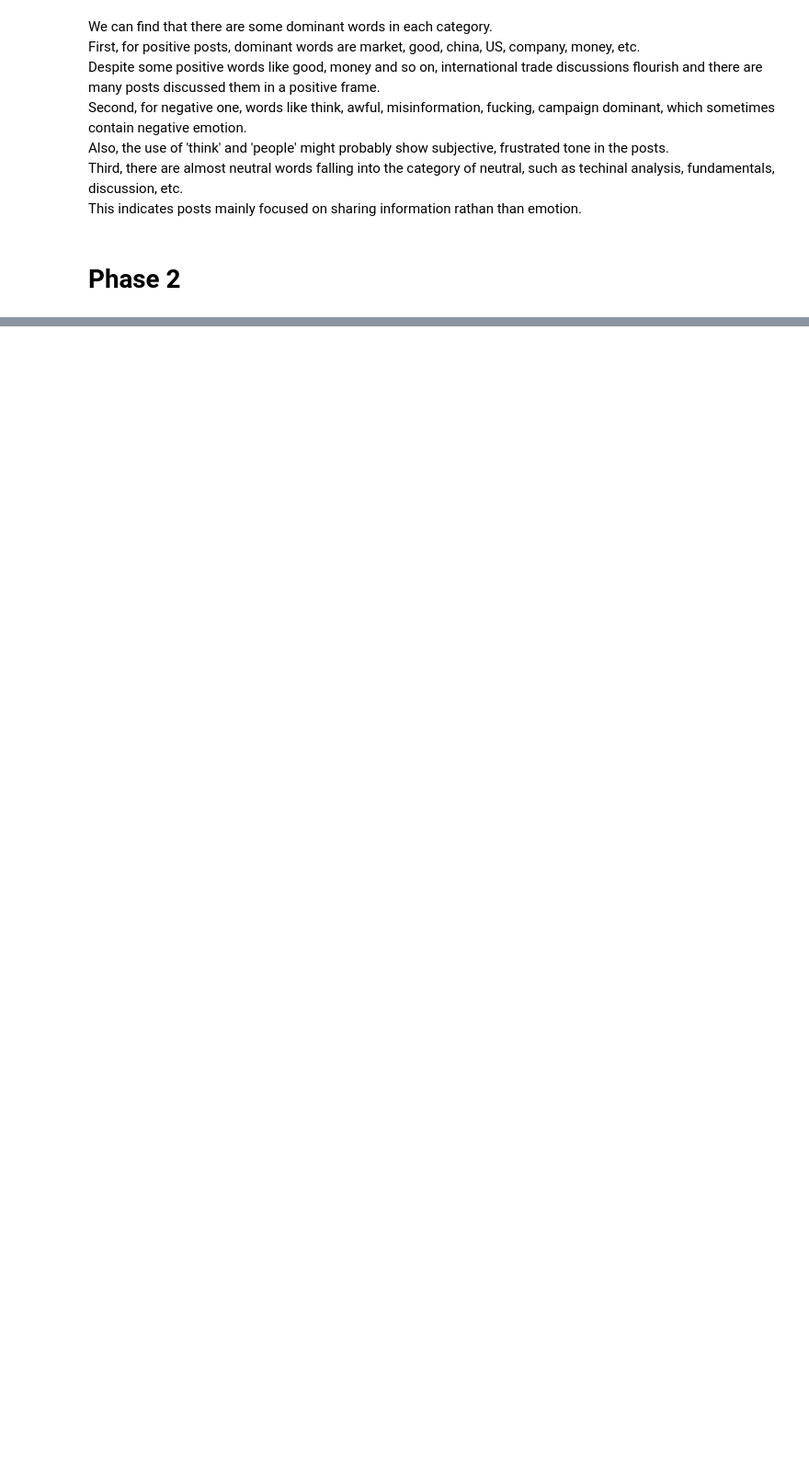
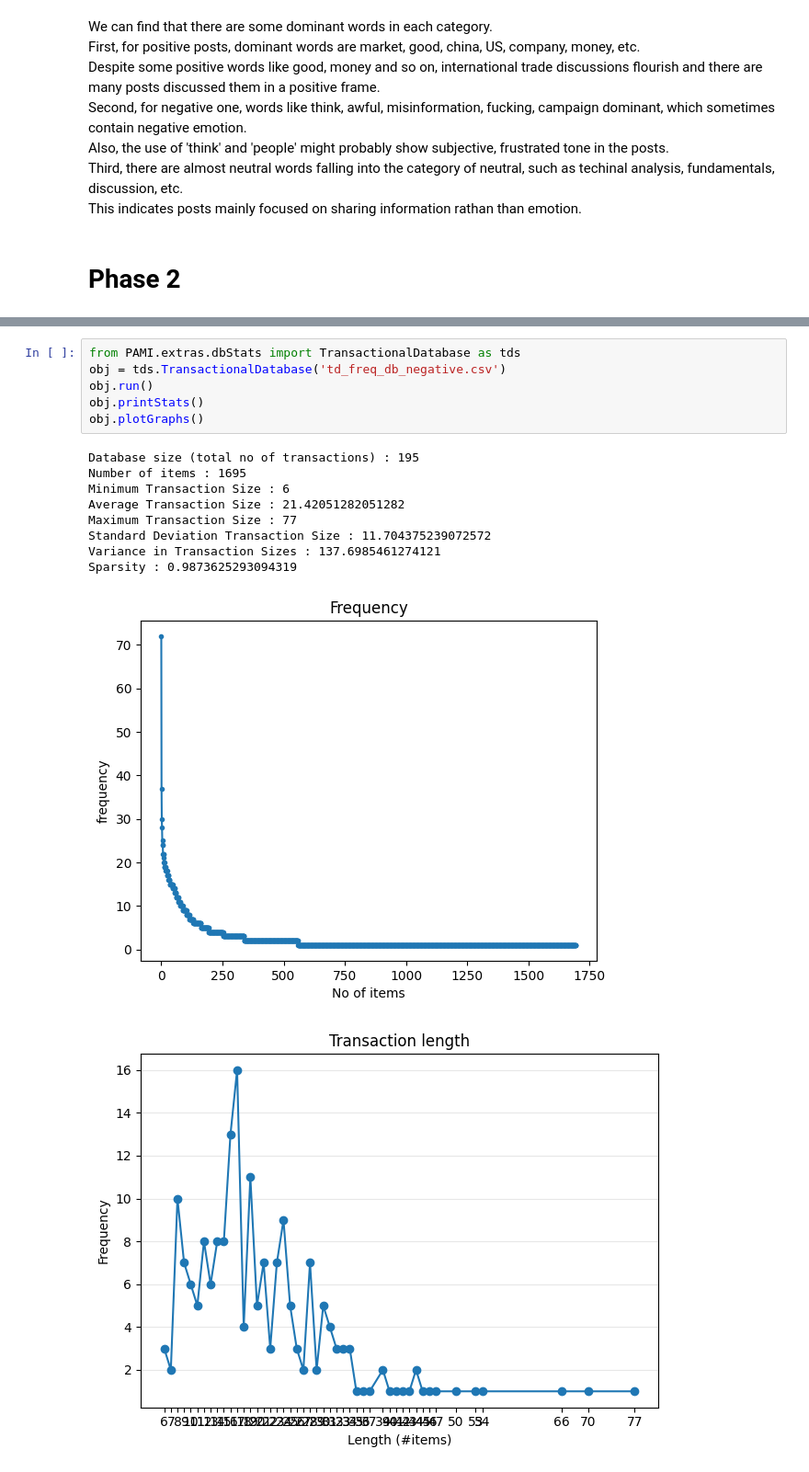
Before and after one commit to Qmaochen/DM2025-Lab1-Exercise, a Jupyter notebook: DM2025-Lab1-Homework.ipynb, the cells around one changed output, grey strips where cells are left out. Shown at 92% size. Drawn from its saved outputs; the diff is of its cells as text; blank space fills up the shorter version.

```diff
--- a/DM2025-Lab1-Homework.ipynb
+++ b/DM2025-Lab1-Homework.ipynb
@@ -604,0 +817,17 @@ This indicates posts mainly focused on sharing information rathan than emotion.
+# %%
+from PAMI.extras.dbStats import TransactionalDatabase as tds
+obj = tds.TransactionalDatabase('td_freq_db_negative.csv')
+obj.run()
+obj.printStats()
+obj.plotGraphs()
+# %% [output]
+Database size (total no of transactions) : 195
+Number of items : 1695
+Minimum Transaction Size : 6
+Average Transaction Size : 21.42051282051282
+Maximum Transaction Size : 77
+Standard Deviation Transaction Size : 11.704375239072572
+Variance in Transaction Sizes : 137.6985461274121
+Sparsity : 0.9873625293094319
+[figure, added]
+[figure, added]
```
Also changed, not shown: parts of 88 cells of this notebook, 4 other files.
